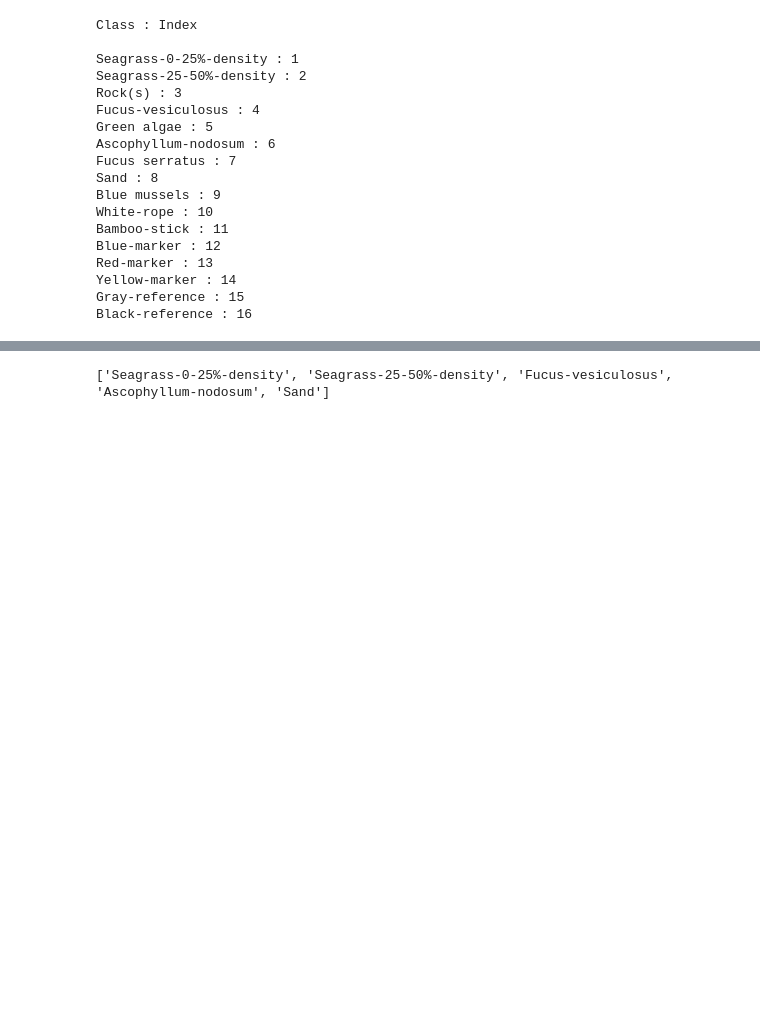
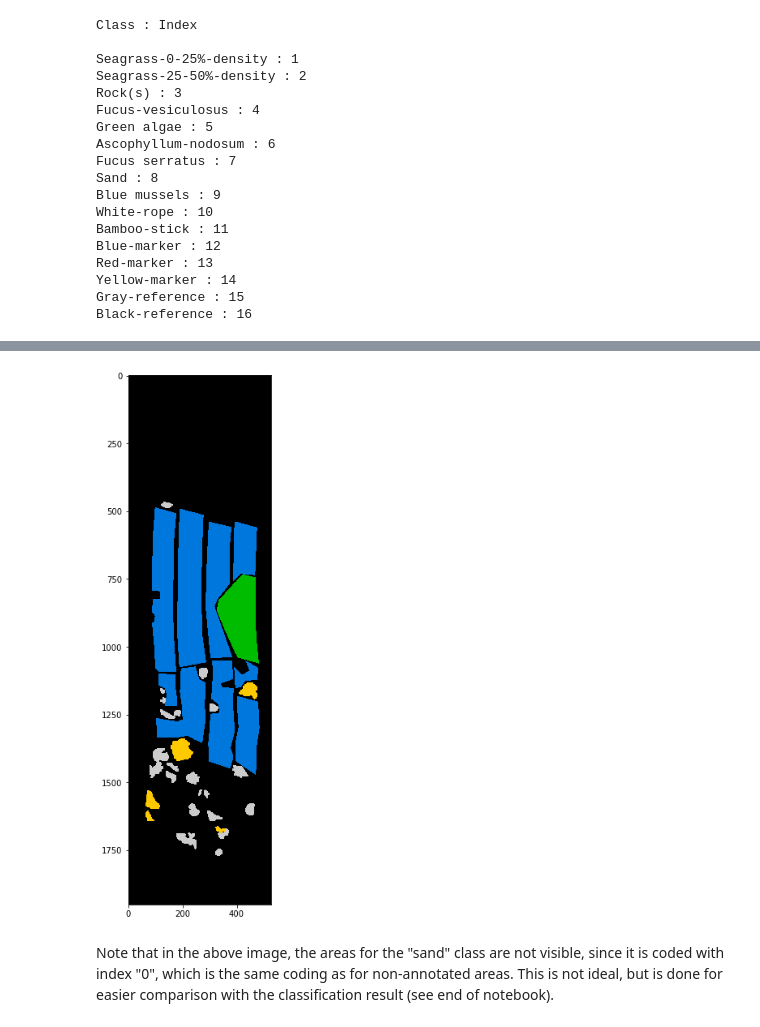
Before and after one commit to mh-skjelvareid/massimal, a Jupyter notebook: dataset_specific/20210418_Juvika/20210418_Juvika_TestClassification.ipynb, the cells around one changed output, grey strips where cells are left out. Drawn from its saved outputs; the diff is of its cells as text; code cells hidden in the pictures; blank space fills up the shorter version.

```diff
--- a/dataset_specific/20210418_Juvika/20210418_Juvika_TestClassification.ipynb
+++ b/dataset_specific/20210418_Juvika/20210418_Juvika_TestClassification.ipynb
@@ -95,10 +118,7 @@ plt.imshow(class_mask,cmap='nipy_spectral')
 # %%
-#%% List of classes to use
-classes_used = ['Seagrass-0-25%-density',
+#%% Create filtered/simplified list of classes to use in classification
+classes_used = ['Sand',
+                'Seagrass-0-25%-density',
                 'Seagrass-25-50%-density',
-                'Fucus-vesiculosus',
                 'Ascophyllum-nodosum',
-                'Sand']
-print(classes_used)
+                'Fucus-vesiculosus']
-# %% [output]
-['Seagrass-0-25%-density', 'Seagrass-25-50%-density', 'Fucus-vesiculosus', 'Ascophyllum-nodosum', 'Sand']
@@ -109 +130,10 @@ im_full = np.array(im.load())
+# %%
+#%% Show class map with selected classes
+fig,ax = plt.subplots(figsize=(6,12))
+plt.imshow(class_map_simple,interpolation='none',cmap='nipy_spectral')
+plt.show()
+# %% [output]
+[figure, added]
+# %% [markdown]
+Note that in the above image, the areas for the "sand" class are not visible, since it is coded with index "0", which is the same coding as for non-annotated areas. This is not ideal, but is done for easier comparison with the classification result (see end of notebook).
 # %%
```
Also changed, not shown: parts of 28 cells of this notebook.
